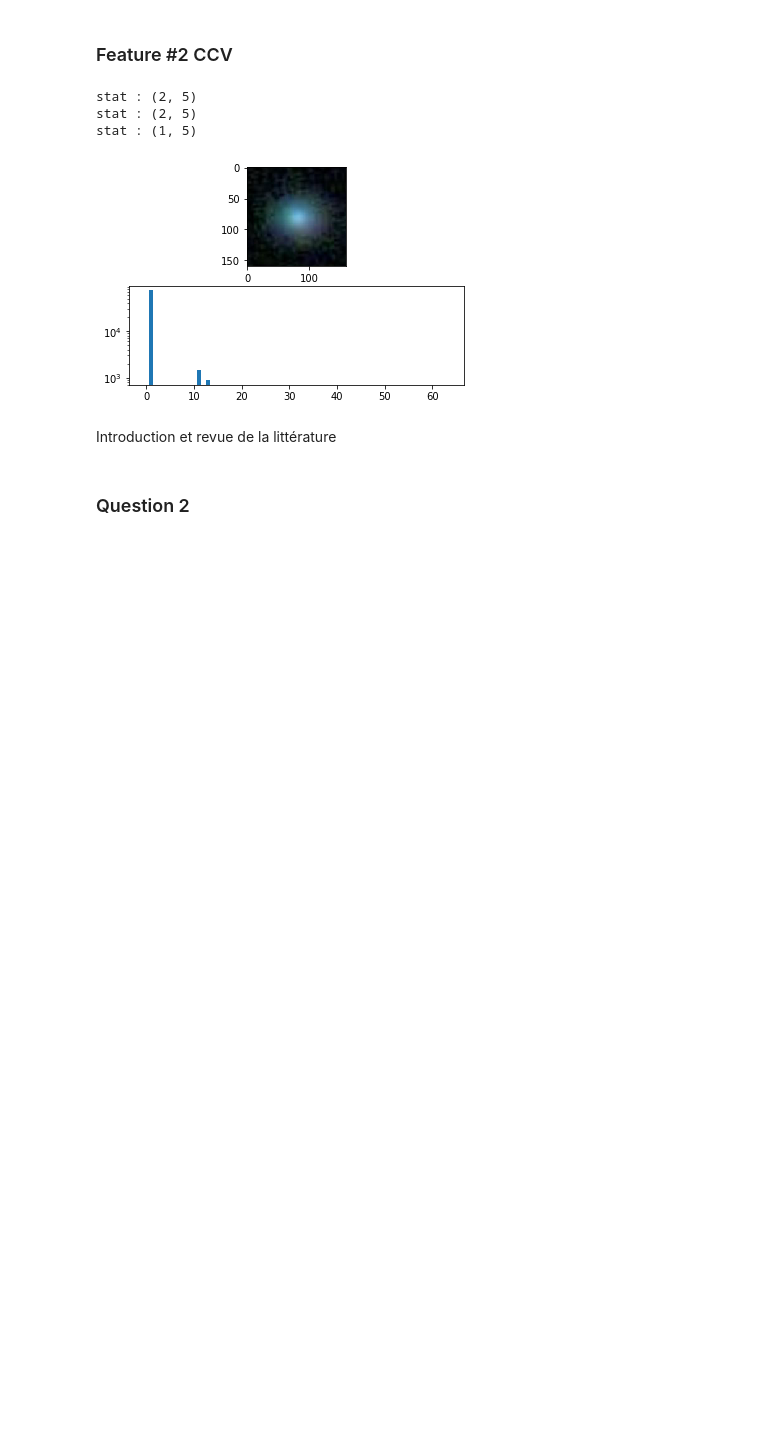
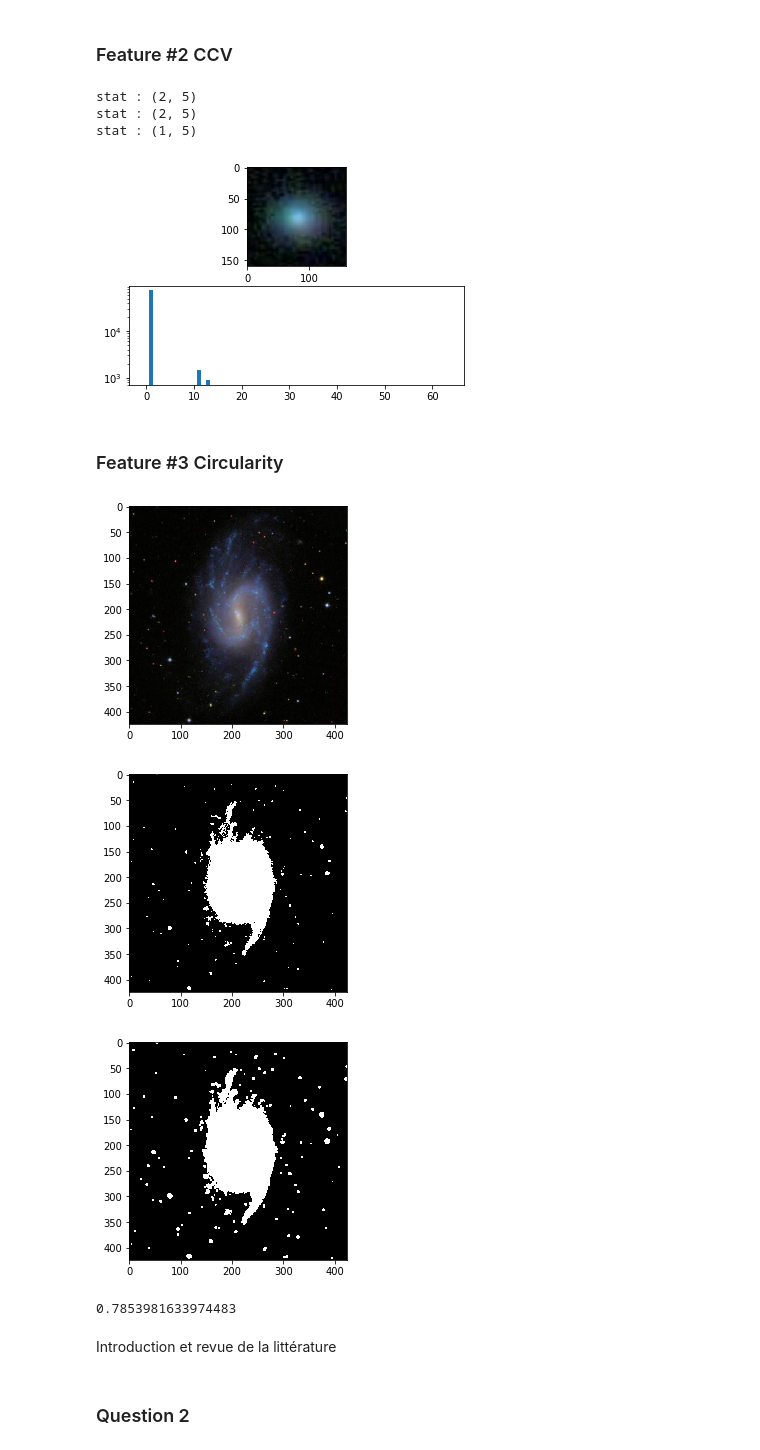
Before and after one commit to lodtan/gti770-tp1, a Jupyter notebook: GTI770-TP01.ipynb, the cells around one changed output. Drawn from its saved outputs; the diff is of its cells as text; code cells hidden in the pictures; blank space fills up the shorter version.

Commit message:
add calculateCircularity function

```diff
--- a/GTI770-TP01.ipynb
+++ b/GTI770-TP01.ipynb
@@ -178,3 +180,5 @@ stat : (2, 5)
 stat : (2, 5)
 stat : (1, 5)
 [figure]
+# %% [markdown]
+### Feature #3 Circularity
@@ -181,3 +227,14 @@ stat : (1, 5)
+# %%
+image = plt.imread(path)
+plt.imshow(image)
+plt.show()
+
+calculateCircularity(image)
+# %% [output]
+[figure, added]
+[figure, added]
+[figure, added]
+0.7853981633974483
 # %% [markdown]
 Introduction et revue de la littérature
 # %% [markdown]
```
Also changed, not shown: parts of 4 cells of this notebook, 2 other files.
